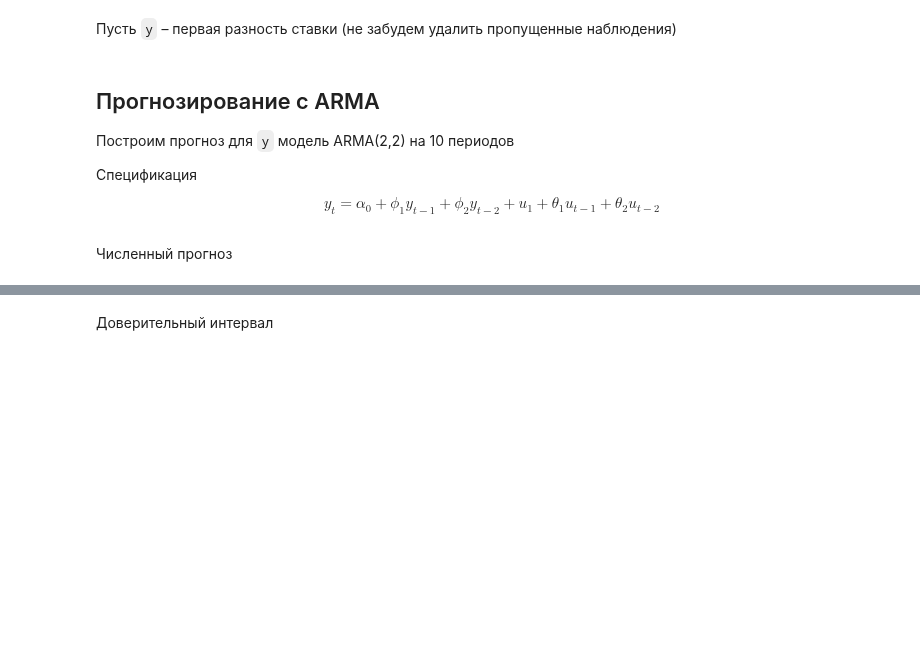
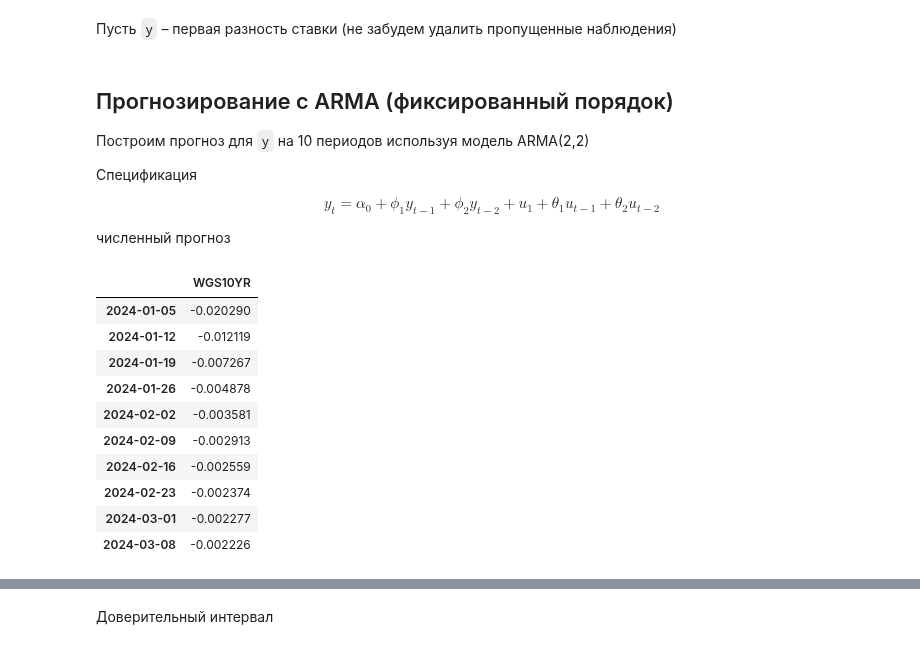
Before and after one commit to artamonoff/econometrica, a Jupyter notebook: time-series-analysis/jupyter-notebooks/arma-forecasting-sktime.ipynb, the cells around one changed output, grey strips where cells are left out. Cells and saved outputs as stored; diff of their text form; code cells hidden in the pictures; blank space fills up the shorter version.

```diff
--- a/time-series-analysis/jupyter-notebooks/arma-forecasting-sktime.ipynb
+++ b/time-series-analysis/jupyter-notebooks/arma-forecasting-sktime.ipynb
@@ -30,17 +33,31 @@ rate = web.DataReader(name='WGS10YR', data_source='fred', start='2000-01-01', en
 # %%
 y = rate.diff().dropna()
 # %% [markdown]
-## Прогнозирование с ARMA
+## Прогнозирование с ARMA (фиксированный порядок)
 
-Построим прогноз для `y` модель ARMA(2,2) на 10 периодов
+Построим прогноз для `y` на 10 периодов используя модель ARMA(2,2)
 
 Спецификация
 
 $$
 	y_t=\alpha_0+\phi_1y_{t-1}+\phi_2y_{t-2}+u_1+\theta_1 u_{t-1}+\theta_2 u_{t-2}
 $$
+
+численный прогноз
 # %%
 forecaster = ARIMA(order=(2,0,2), with_intercept=True, trend=None)
-forecaster.fit(y)
+
+y_pred = forecaster.fit_predict(y, fh=np.arange(1, 11))
+y_pred
+# %% [output]
+|  | WGS10YR |
+| 2024-01-05 | -0.020290 |
+| 2024-01-12 | -0.012119 |
+| 2024-01-19 | -0.007267 |
+| 2024-01-26 | -0.004878 |
+| 2024-02-02 | -0.003581 |
+| 2024-02-09 | -0.002913 |
+| 2024-02-16 | -0.002559 |
+| 2024-02-23 | -0.002374 |
+| 2024-03-01 | -0.002277 |
+| 2024-03-08 | -0.002226 |
-# %% [markdown]
-Численный прогноз
```
Also changed, not shown: parts of 11 cells of this notebook.
